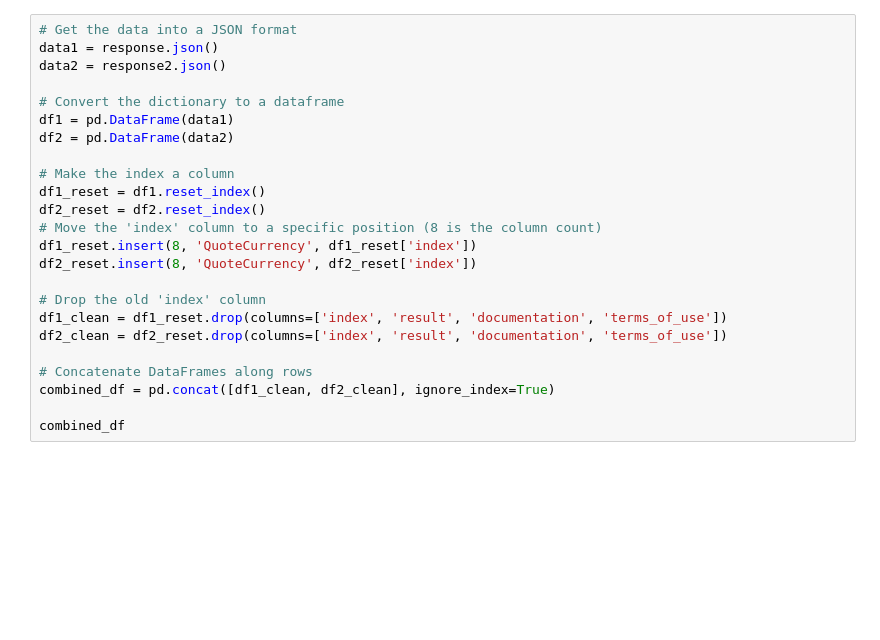
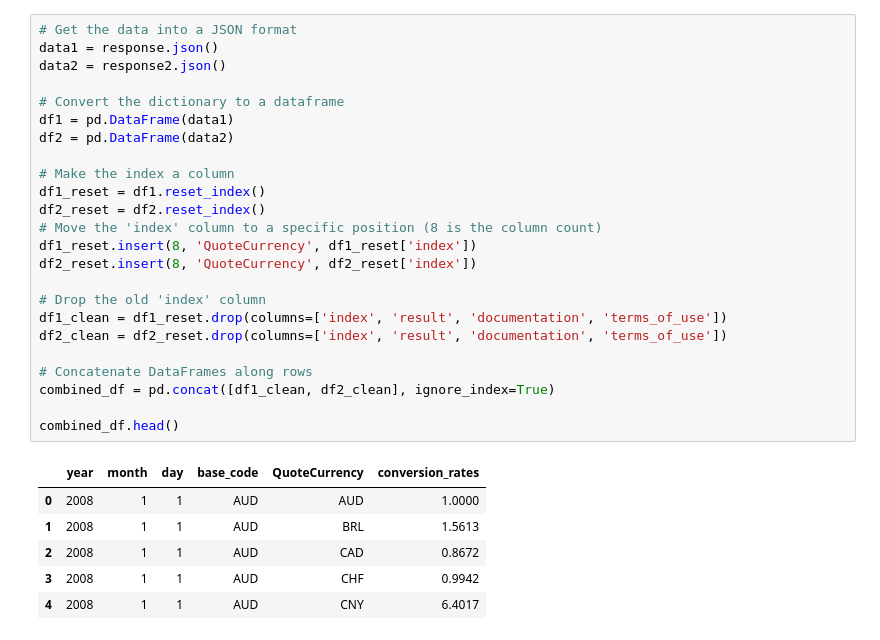
Before and after one commit to Stephadey/Project-1-ExchangeRate, a Jupyter notebook: Project_1.ipynb, the cells around one changed output. Cells and saved outputs as stored; diff of their text form; blank space fills up the shorter version.

```diff
--- a/Project_1.ipynb
+++ b/Project_1.ipynb
@@ -34,27 +61,34 @@ response2
 # %%
 # Get the data into a JSON format
 data1 = response.json()
 data2 = response2.json()
 
 # Convert the dictionary to a dataframe
 df1 = pd.DataFrame(data1)
 df2 = pd.DataFrame(data2)
 
 # Make the index a column
 df1_reset = df1.reset_index()
 df2_reset = df2.reset_index()
 # Move the 'index' column to a specific position (8 is the column count)
 df1_reset.insert(8, 'QuoteCurrency', df1_reset['index'])
 df2_reset.insert(8, 'QuoteCurrency', df2_reset['index'])
 
 # Drop the old 'index' column
 df1_clean = df1_reset.drop(columns=['index', 'result', 'documentation', 'terms_of_use'])
 df2_clean = df2_reset.drop(columns=['index', 'result', 'documentation', 'terms_of_use'])
 
 # Concatenate DataFrames along rows
 combined_df = pd.concat([df1_clean, df2_clean], ignore_index=True)
 
-combined_df
+combined_df.head()
+# %% [output]
+|  | year | month | day | base_code | QuoteCurrency | conversion_rates |
+| 0 | 2008 | 1 | 1 | AUD | AUD | 1.0000 |
+| 1 | 2008 | 1 | 1 | AUD | BRL | 1.5613 |
+| 2 | 2008 | 1 | 1 | AUD | CAD | 0.8672 |
+| 3 | 2008 | 1 | 1 | AUD | CHF | 0.9942 |
+| 4 | 2008 | 1 | 1 | AUD | CNY | 6.4017 |
 # %%
 # Filter the dataset for the start and end of the year
 start_of_year = combined_df[(combined_df['month'] == 1) & (combined_df['day'] == 1)]
```
Also changed, not shown: parts of 12 cells of this notebook, 1 other file.
